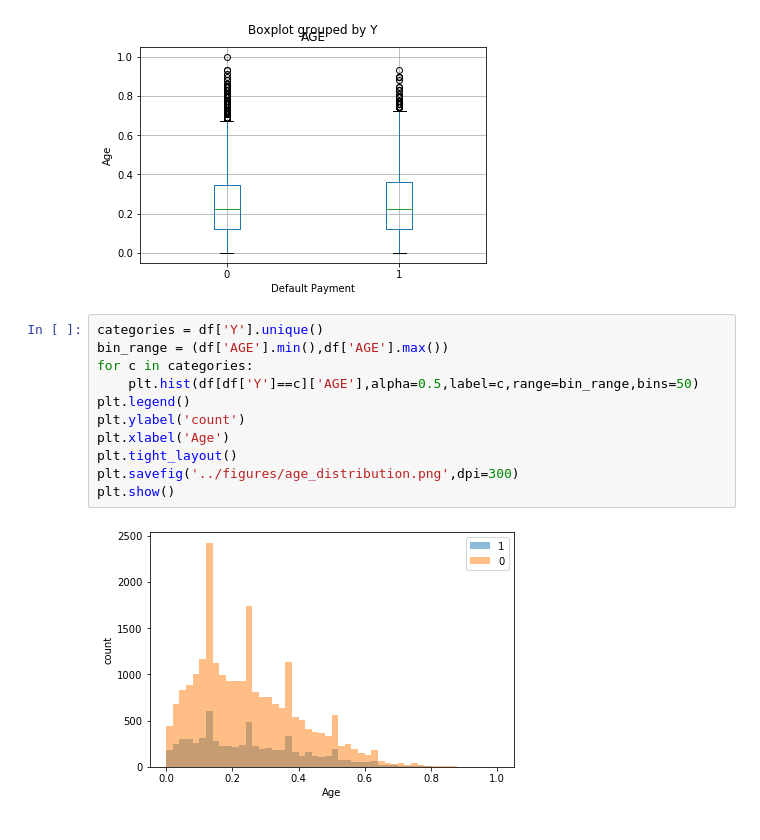
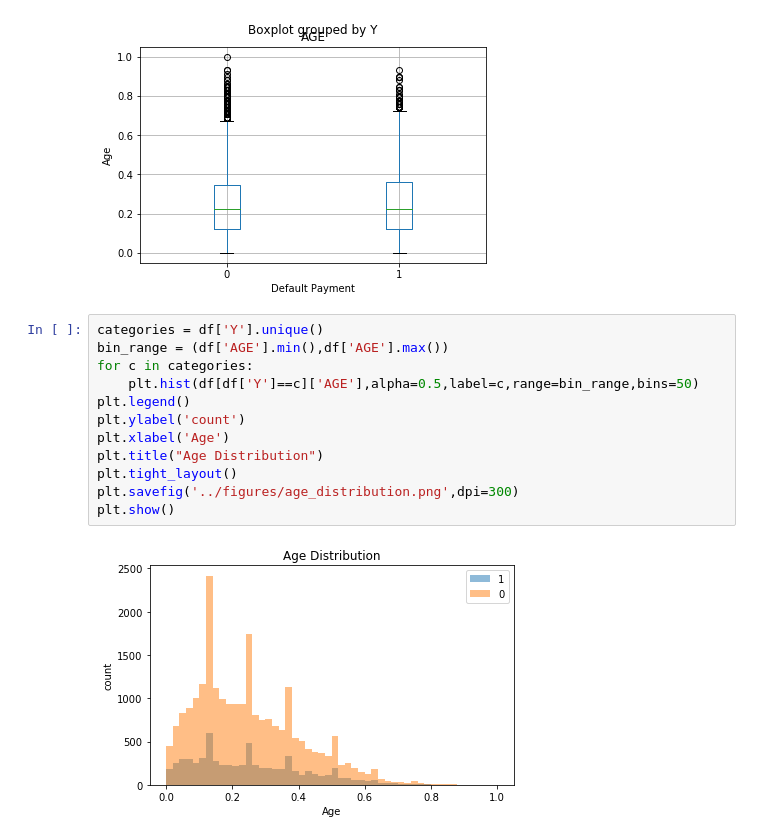
Before and after one commit to yahowang/Default-of-Credit-Card-Clients-Prediction, a Jupyter notebook: src/eda.ipynb, the cells around one changed output. Drawn from its saved outputs; the diff is of its cells as text.

```diff
--- a/src/eda.ipynb
+++ b/src/eda.ipynb
@@ -67,16 +80,17 @@ plt.show()
 # %%
 categories = df['Y'].unique()
 bin_range = (df['AGE'].min(),df['AGE'].max())
 for c in categories:
     plt.hist(df[df['Y']==c]['AGE'],alpha=0.5,label=c,range=bin_range,bins=50)
 plt.legend()
 plt.ylabel('count')
 plt.xlabel('Age')
+plt.title("Age Distribution")
 plt.tight_layout()
 plt.savefig('../figures/age_distribution.png',dpi=300)
 plt.show()
 # %% [output]
-[figure, old version]
+[figure, new version]
 # %%
 con = df[continuous + ["Y"]]
 plt.figure(figsize=(10,10))
```
Also changed, not shown: parts of 5 cells of this notebook, 1 other file.
